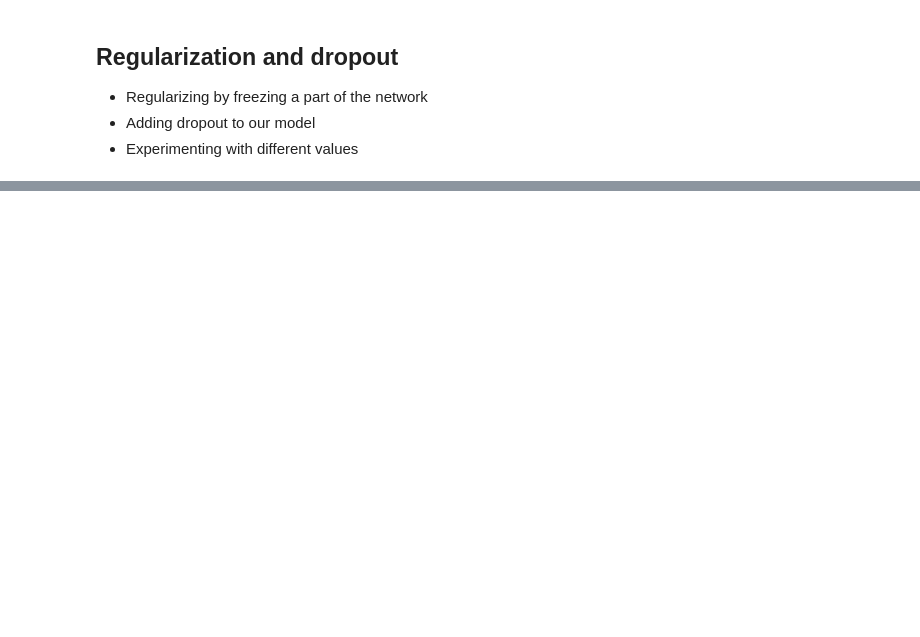
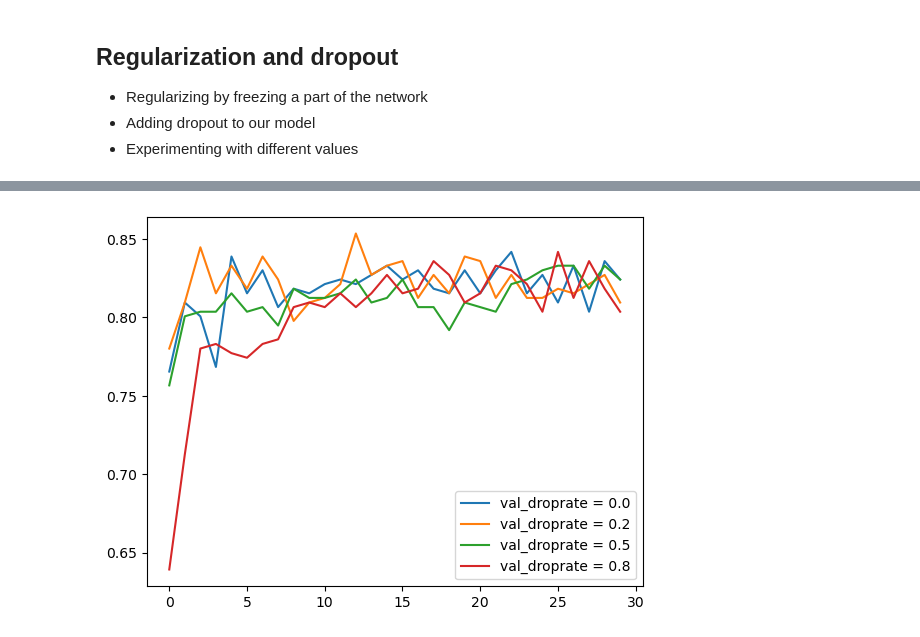
Before and after one commit to KingsleyElo/ml-zoomcamp-notes, a Jupyter notebook: 06_Deep Learning/neural_network_&_deep_learning.ipynb, the cells around one changed output, grey strips where cells are left out. Saved outputs shown, nothing was run; the diff lists cells and outputs as text; code cells hidden in the pictures; blank space fills up the shorter version.

Commit message:
Fine Tuning Pretrained Model droprate

```diff
--- a/06_Deep Learning/neural_network_&_deep_learning.ipynb
+++ b/06_Deep Learning/neural_network_&_deep_learning.ipynb
@@ -418,7 +420,7 @@ def make_model(learning_rate, size_inner=100, droprate=0.5):
 
     inner = keras.layers.Dense(size_inner, activation='relu')(vectors)
 
-    drop = keras.layers.Droprout(droprate)(inner)
+    drop = keras.layers.Dropout(droprate)(inner)
 
     outputs = keras.layers.Dense(10)(drop)
 
@@ -449,7 +451,7 @@ for droprate in [0.0, 0.2, 0.5, 0.8]:
                        size_inner=size,
                        droprate=droprate)
     history = model.fit(train_ds, epochs=30, validation_data=val_ds)
-    scores[size] = history.history
+    scores[droprate] = history.history
 
     print()
     print()
@@ -455,0 +476,7 @@ for droprate in [0.0, 0.2, 0.5, 0.8]:
+# %%
+for size, hist in scores.items():
+    plt.plot(hist['val_accuracy'], label=f'val_droprate = {size}')
+plt.legend()
+plt.show()
+# %% [output]
+[figure, added]
```
Also changed, not shown: parts of 11 cells of this notebook.
